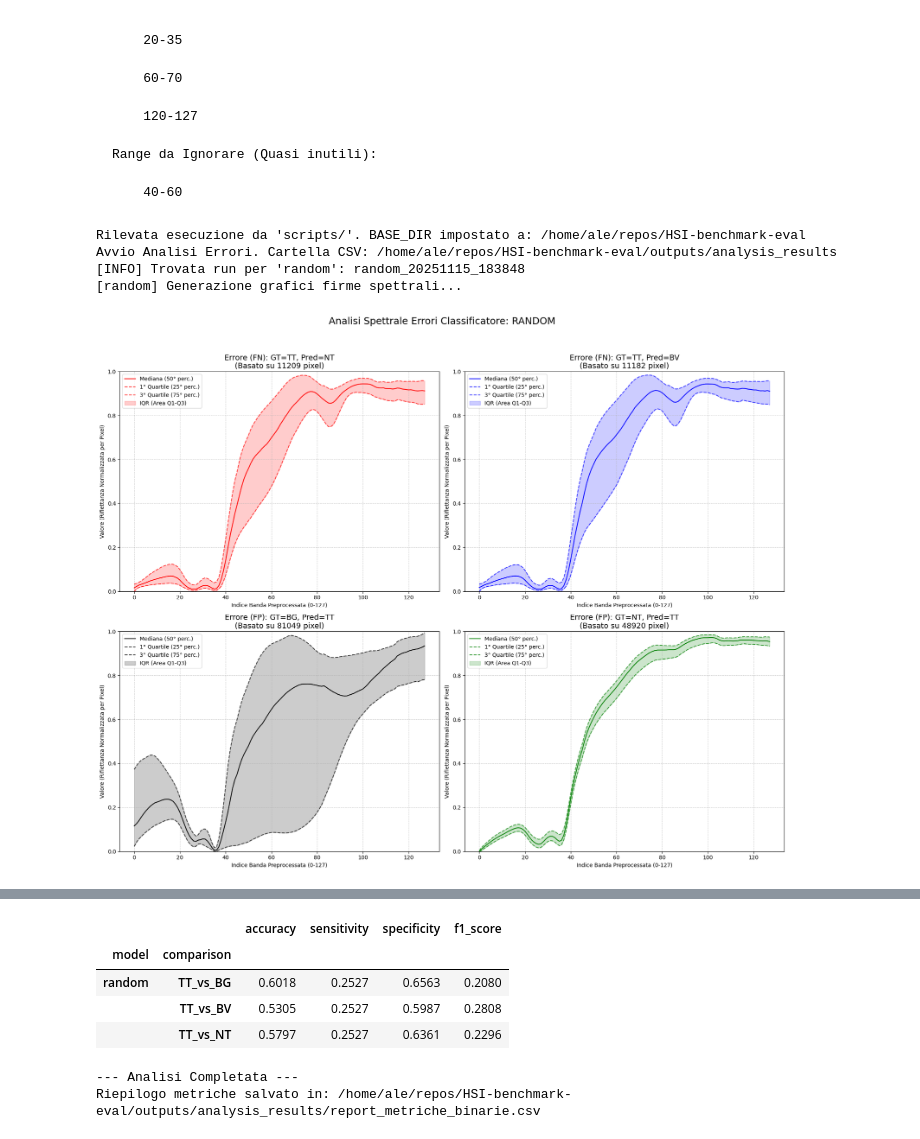
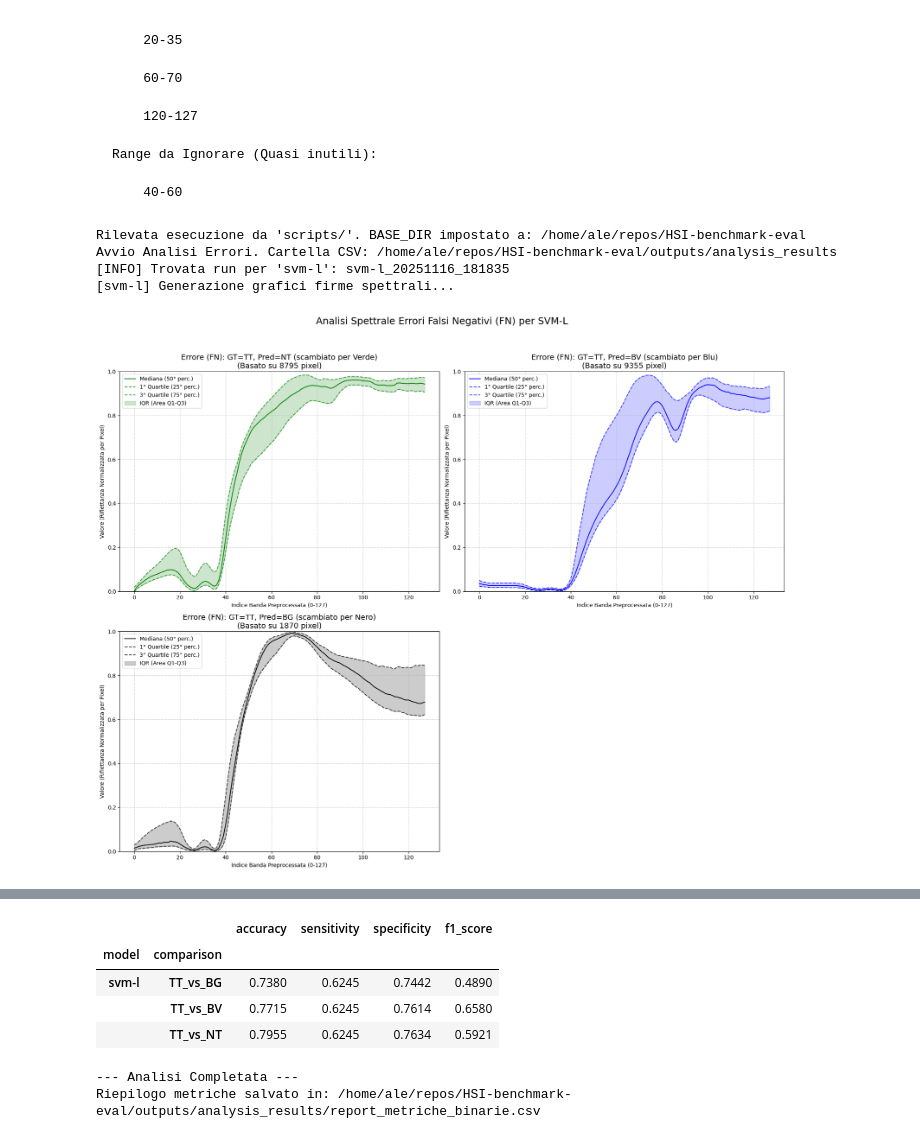
Before and after one commit to AliasBotta/HSI-benchmark-eval, a Jupyter notebook: scripts/exploratory_anaysis.ipynb, the cells around one changed output, grey strips where cells are left out. Drawn from its saved outputs; the diff is of its cells as text; code cells hidden in the pictures.

```diff
--- a/scripts/exploratory_anaysis.ipynb
+++ b/scripts/exploratory_anaysis.ipynb
@@ -1015,13 +1015,13 @@ warnings.filterwarnings("ignore", category=UserWarning)
 # Dizionario per selezionare quali modelli analizzare
 # Lo script cercherà l'ULTIMA run in 'outputs/' che inizia con questo nome
 MODELS_TO_ANALYZE = {
-    "random": True,
+    "random": False,
     "svm-l": True,
-    "svm-rbf": True,
-    "knn-e": True,
-    "knn-c": True,
-    "rf": True,
-    "dnn": True,
+    "svm-rbf": False,
+    "knn-e": False,
+    "knn-c": False,
+    "rf": False,
+    "dnn": False,
     "ebeae": False, # EBEAE/NEBEAE non sono inclusi nei plot di default
     "nebeae": False,
 }
@@ -1036,9 +1036,8 @@ CLASS_NAMES = {
 }
 
 # Definizioni dei path
-# --- MODIFICA CHIAVE ---
-# L'errore mostra che Path.cwd() è /home/ale/repos/HSI-benchmark-eval/scripts/
-# Dobbiamo salire di un livello per trovare la root del progetto.
+# Usa Path.cwd() (Current Working Directory)
+# Assumendo che il notebook sia in /home/ale/repos/HSI-benchmark-eval/
 CURRENT_DIR = Path.cwd()
 if CURRENT_DIR.name == "scripts":
     BASE_DIR = CURRENT_DIR.parent
@@ -1053,7 +1052,6 @@ PROCESSED_DIR = BASE_DIR / "data" / "processed"
 ANALYSIS_OUTPUT_DIR = OUTPUTS_DIR / "analysis_results"
 # Aggiunto 'parents=True' per creare ricorsivamente i path
 ANALYSIS_OUTPUT_DIR.mkdir(exist_ok=True, parents=True)
-# --- FINE MODIFICA ---
 
 
 # --- 2. FUNZIONI DI ANALISI ---
@@ -1105,25 +1103,24 @@ def calculate_binary_metrics(y_true, y_pred, class_a, class_b):
 def collect_misclassified_spectra(cube_flat, gt_0idx, pred_flat, all_spectra):
     """Estrae gli spettri per specifiche misclassificazioni."""
 
-    # TT (verità) -> NT (predetto)
+    # --- MODIFICA ---
+    # Raccogli solo i 3 Falsi Negativi per il Tumore
+
+    # 1. TT (verità) -> NT (predetto)
     mask_tt_as_nt = (gt_0idx == TT) & (pred_flat == NT)
     if np.any(mask_tt_as_nt):
         all_spectra["TT_as_NT"].append(cube_flat[mask_tt_as_nt])
 
-    # TT (verità) -> BV (predetto)
+    # 2. TT (verità) -> BV (predetto)
     mask_tt_as_bv = (gt_0idx == TT) & (pred_flat == BV)
     if np.any(mask_tt_as_bv):
         all_spectra["TT_as_BV"].append(cube_flat[mask_tt_as_bv])
 
-    # BG (verità) -> TT (predetto)
-    mask_bg_as_tt = (gt_0idx == BG) & (pred_flat == TT)
-    if np.any(mask_bg_as_tt):
-        all_spectra["BG_as_TT"].append(cube_flat[mask_bg_as_tt])
-
-    # (Puoi aggiungere altre combinazioni qui, es. NT -> TT)
-    mask_nt_as_tt = (gt_0idx == NT) & (pred_flat == TT)
-    if np.any(mask_nt_as_tt):
-        all_spectra["NT_as_TT"].append(cube_flat[mask_nt_as_tt])
+    # 3. TT (verità) -> BG (predetto)
+    mask_tt_as_bg = (gt_0idx == TT) & (pred_flat == BG)
+    if np.any(mask_tt_as_bg):
+        all_spectra["TT_as_BG"].append(cube_flat[mask_tt_as_bg])
+    # --- FINE MODIFICA ---
 
 def plot_spectral_signatures(all_spectra, model_name):
     """
@@ -1132,14 +1129,15 @@ def plot_spectral_signatures(all_spectra, model_name):
     print(f"[{model_name}] Generazione grafici firme spettrali...")
 
     plot_map = {
-        "TT_as_NT": ("Errore (FN): GT=TT, Pred=NT", "r"),
-        "TT_as_BV": ("Errore (FN): GT=TT, Pred=BV", "b"),
-        "BG_as_TT": ("Errore (FP): GT=BG, Pred=TT", "k"),
-        "NT_as_TT": ("Errore (FP): GT=NT, Pred=TT", "g"),
+        "TT_as_NT": ("Errore (FN): GT=TT, Pred=NT (scambiato per Verde)", "g"),
+        "TT_as_BV": ("Errore (FN): GT=TT, Pred=BV (scambiato per Blu)", "b"),
+        "TT_as_BG": ("Errore (FN): GT=TT, Pred=BG (scambiato per Nero)", "k"),
     }
 
-    fig, axes = plt.subplots(2, 2, figsize=(18, 14))
-    axes_flat = axes.ravel()
+    # --- MODIFICA ---
+    # Crea una griglia 2x2 per rispettare il max di 2 grafici per riga
+    fig, axes = plt.subplots(2, 2, figsize=(18, 14)) # (Larghezza, Altezza)
+    axes_flat = axes.ravel() # [ax[0,0], ax[0,1], ax[1,0], ax[1,1]]
     band_indices = np.arange(128) # Assumendo 128 bande processate
 
     for i, (key, (title, color)) in enumerate(plot_map.items()):
@@ -1171,7 +1169,11 @@ def plot_spectral_signatures(all_spectra, model_name):
         ax.grid(True, linestyle='--', alpha=0.6)
         ax.set_ylim(0, 1)
 
-    plt.suptitle(f"Analisi Spettrale Errori Classificatore: {model_name.upper()}", fontsize=18, y=1.03)
+    # --- MODIFICA ---
+    # Nascondi l'ultimo asse (axes_flat[3]) che non viene utilizzato
+    axes_flat[3].axis('off')
+
+    plt.suptitle(f"Analisi Spettrale Errori Falsi Negativi (FN) per {model_name.upper()}", fontsize=18, y=1.03)
     plt.tight_layout()
 
     # Mostra il grafico inline nel notebook
@@ -1179,19 +1181,21 @@ def plot_spectral_signatures(all_spectra, model_name):
     # Chiudi la figura per liberare memoria
     plt.close(fig)
     print(f"[{model_name}] ✅ Grafico mostrato inline.")
+    # --- FINE MODIFICA ---
 
 def process_model_run(run_path: Path, model_name: str, all_metrics_accumulator: list):
     """
     Processa tutti i fold e le immagini per una singola run del modello.
     """
 
-    # Dizionario per raccogliere gli spettri SOLO per questo modello
+    # --- MODIFICA ---
+    # Inizializza il dizionario per i 3 Falsi Negativi
     model_spectra = {
         "TT_as_NT": [],
         "TT_as_BV": [],
-        "BG_as_TT": [],
-        "NT_as_TT": [],
+        "TT_as_BG": [],
     }
+    # --- FINE MODIFICA ---
 
     fold_dirs = sorted(list(run_path.glob("fold_*_predictions")))
     if not fold_dirs:
@@ -1278,33 +1282,33 @@ def main():
         return
 
     # Crea e salva il DataFrame con le metriche binarie
     df_metrics = pd.DataFrame(all_metrics_accumulator)
     metrics_path = ANALYSIS_OUTPUT_DIR / "report_metriche_binarie.csv"
     df_metrics.to_csv(metrics_path, index=False)
 
     print(f"\n--- Riepilogo Metriche Binarie (Media su tutte le immagini) ---")
 
     # Stampa un riepilogo pulito
     # Aggiungi .dropna() per gestire i casi in cui non c'erano pixel (es. TT vs BG)
     df_summary = df_metrics.dropna().groupby(['model', 'comparison'])[['accuracy', 'sensitivity', 'specificity', 'f1_score']].mean()
 
     # Mostra il riepilogo in un formato leggibile nel notebook
     from IPython.display import display
     display(df_summary.style.format("{:.4f}"))
 
     summary_path = ANALYSIS_OUTPUT_DIR / "report_metriche_binarie_summary.csv"
     df_summary.to_csv(summary_path, float_format="%.4f")
 
     print("\n--- Analisi Completata ---")
     print(f"Riepilogo metriche salvato in: {metrics_path}")
 
 
 # --- 4. ESECUZIONE ---
 # Chiama la funzione main quando la cella viene eseguita
 main()
 # %% [output]
 Rilevata esecuzione da 'scripts/'. BASE_DIR impostato a: /home/ale/repos/HSI-benchmark-eval
 Avvio Analisi Errori. Cartella CSV: /home/ale/repos/HSI-benchmark-eval/outputs/analysis_results
-[INFO] Trovata run per 'random': random_20251115_183848
-[random] Generazione grafici firme spettrali...
+[INFO] Trovata run per 'svm-l': svm-l_20251116_181835
+[svm-l] Generazione grafici firme spettrali...
-[figure, old version]
+[figure, new version]
@@ -1325,8 +1317,8 @@ Avvio Analisi Errori. Cartella CSV: /home/ale/repos/HSI-benchmark-eval/outputs/a
 --- Riepilogo Metriche Binarie (Media su tutte le immagini) ---
 |  |  | accuracy | sensitivity | specificity | f1_score |
 | model | comparison |  |  |  |  |
-| random | TT_vs_BG | 0.6018 | 0.2527 | 0.6563 | 0.2080 |
-|  | TT_vs_BV | 0.5305 | 0.2527 | 0.5987 | 0.2808 |
-|  | TT_vs_NT | 0.5797 | 0.2527 | 0.6361 | 0.2296 |
+| svm-l | TT_vs_BG | 0.7380 | 0.6245 | 0.7442 | 0.4890 |
+|  | TT_vs_BV | 0.7715 | 0.6245 | 0.7614 | 0.6580 |
+|  | TT_vs_NT | 0.7955 | 0.6245 | 0.7634 | 0.5921 |
 --- Analisi Completata ---
 Riepilogo metriche salvato in: /home/ale/repos/HSI-benchmark-eval/outputs/analysis_results/report_metriche_binarie.csv
```
Also changed, not shown: parts of 1 cell of this notebook, 1 other file.
